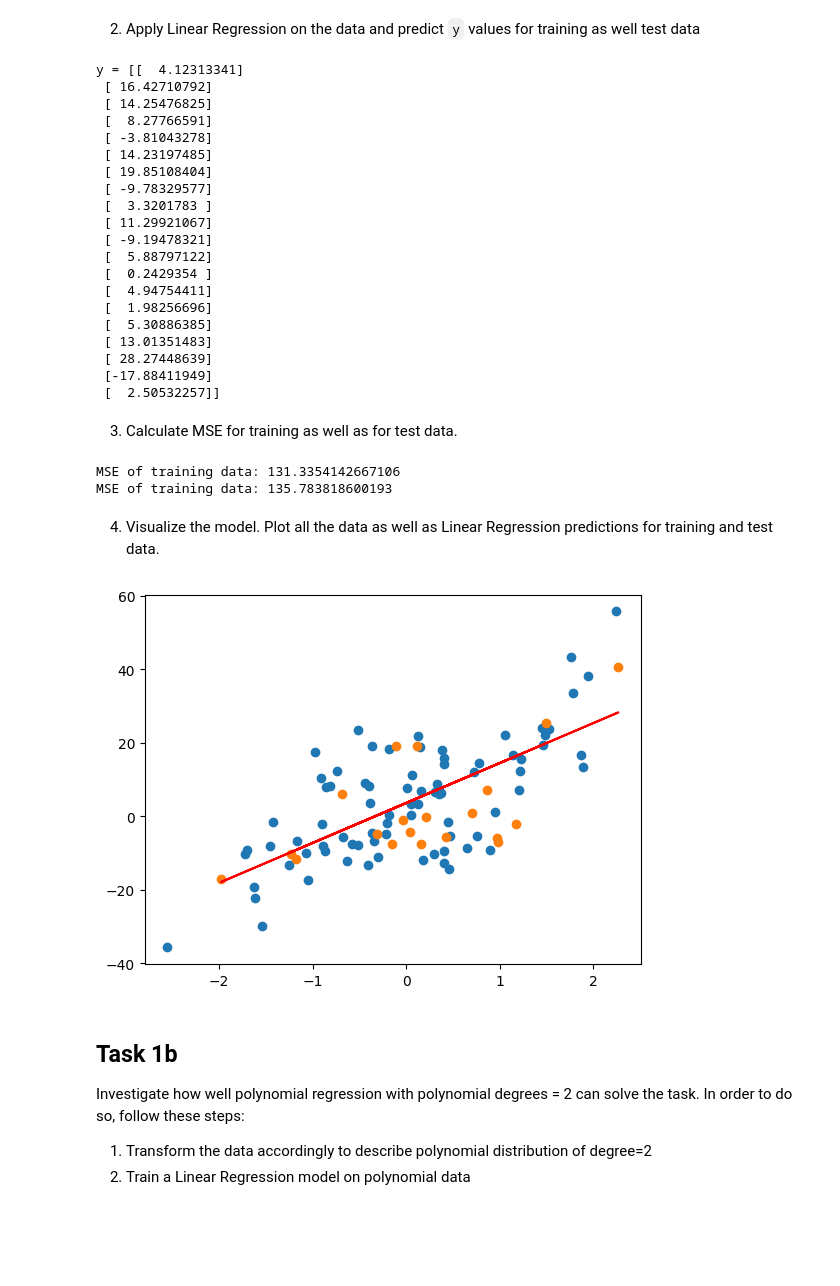
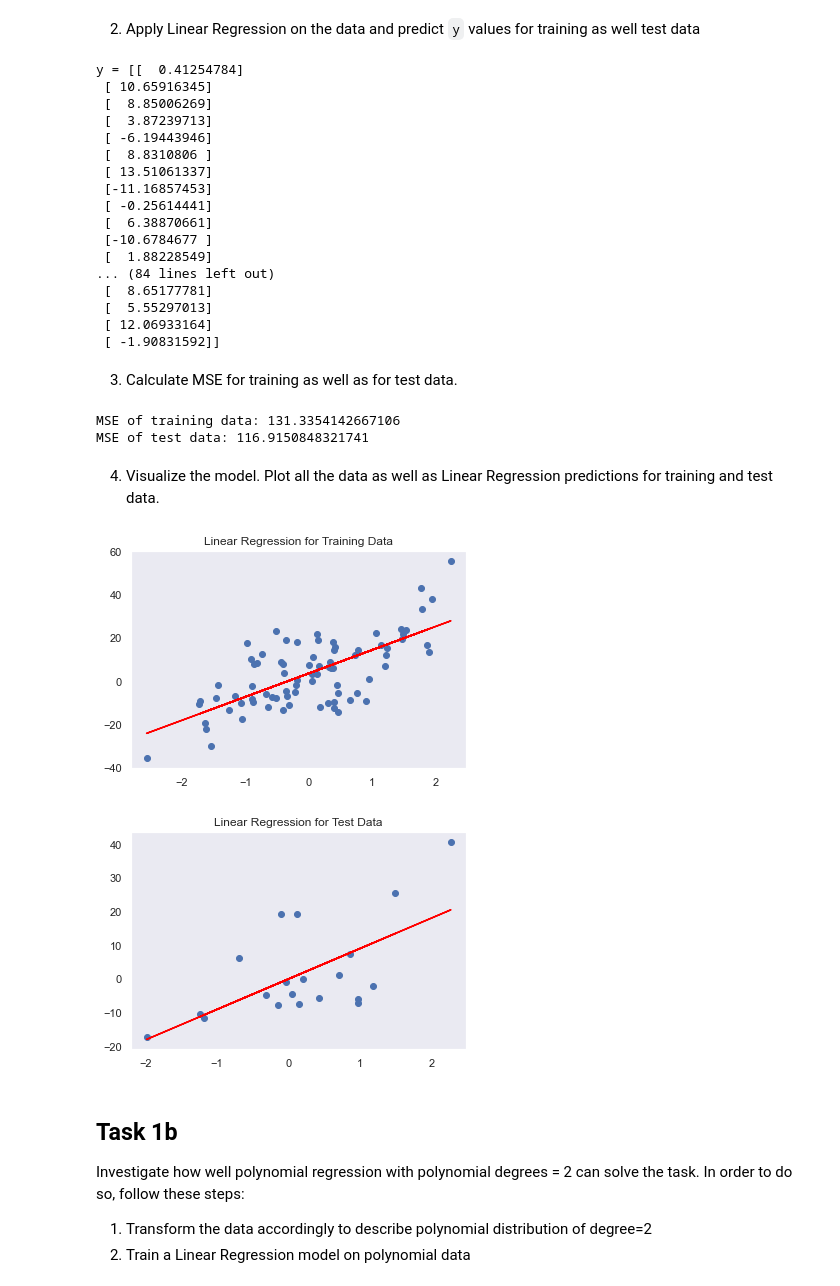
Before and after one commit to ArmandoShala/mldm_hs22, a Jupyter notebook: labs/L04_Polynomial_and_Logistic_Regression_LAB_ASSIGNMENT.ipynb, the cells around one changed output. Cells and saved outputs as stored; diff of their text form; code cells hidden in the pictures; blank space fills up the shorter version.

```diff
--- a/labs/L04_Polynomial_and_Logistic_Regression_LAB_ASSIGNMENT.ipynb
+++ b/labs/L04_Polynomial_and_Logistic_Regression_LAB_ASSIGNMENT.ipynb
@@ -34,53 +34,65 @@ X_train, X_test, y_train, y_test = train_test_split(x, y, test_size=0.2, random_
 2. Apply Linear Regression on the data and predict `y` values for training as well test data
 # %%
 from sklearn.linear_model import LinearRegression
-linear_regression_model = LinearRegression()
-linear_regression_model.fit(X_train, y_train)
-y_predict = linear_regression_model.predict(X_test)
-print(f"y = {y_predict}")
+
+linear_regression_model_train = LinearRegression().fit(X_train, y_train)
+linear_regression_model_test = LinearRegression().fit(X_test, y_test)
+
+y_predict_test = linear_regression_model_test.predict(X_test)
+y_predict_train = linear_regression_model_train.predict(X_train)
+
+print(f"y = {y_predict_test}")
+print(f"y = {y_predict_train}")
 # %% [output]
-y = [[  4.12313341]
- [ 16.42710792]
- [ 14.25476825]
- [  8.27766591]
- [ -3.81043278]
- [ 14.23197485]
- [ 19.85108404]
- [ -9.78329577]
- [  3.3201783 ]
- [ 11.29921067]
- [ -9.19478321]
- [  5.88797122]
- [  0.2429354 ]
- [  4.94754411]
- [  1.98256696]
- [  5.30886385]
- [ 13.01351483]
- [ 28.27448639]
- [-17.88411949]
- [  2.50532257]]
+y = [[  0.41254784]
+ [ 10.65916345]
+ [  8.85006269]
+ [  3.87239713]
+ [ -6.19443946]
+ [  8.8310806 ]
+ [ 13.51061337]
+ [-11.16857453]
+ [ -0.25614441]
+ [  6.38870661]
+ [-10.6784677 ]
+ [  1.88228549]
+... (84 lines left out)
+ [  8.65177781]
+ [  5.55297013]
+ [ 12.06933164]
+ [ -1.90831592]]
 # %% [markdown]
 3. Calculate MSE for training as well as for test data.
 # %%
 from sklearn.metrics import mean_squared_error
 
-mse_train = mean_squared_error(y_train, linear_regression_model.predict(X_train))
-mse_test = mean_squared_error(y_test, y_predict)
+mse_train = mean_squared_error(y_train, y_predict_train)
+mse_test = mean_squared_error(y_test, y_predict_test)
 
 print(f"MSE of training data: {mse_train}")
-print(f"MSE of training data: {mse_test}")
+print(f"MSE of test data: {mse_test}")
 # %% [output]
 MSE of training data: 131.3354142667106
-MSE of training data: 135.783818600193
+MSE of test data: 116.9150848321741
 # %% [markdown]
 4. Visualize the model. Plot all the data as well as Linear Regression predictions for training and test data.
 # %%
+plt.figure(1)
+plt.title("Linear Regression for Training Data")
 plt.scatter(X_train, y_train)
+plt.plot(X_train, y_predict_train, color='red')
+plt.grid()
+plt.show()
+
+plt.figure(2)
+plt.title("Linear Regression for Test Data")
 plt.scatter(X_test, y_test)
-plt.plot(X_test, y_predict, color='red')
+plt.plot(X_test, y_predict_test, color='red')
+plt.grid()
 plt.show()
 # %% [output]
-[figure, old version]
+[figure, new version]
+[figure, added]
 # %% [markdown]
 ## Task 1b
 Investigate how well polynomial regression with polynomial degrees = 2 can solve the task. In order to do so, follow these steps:
```
Also changed, not shown: parts of 15 cells of this notebook, 1 other file.
